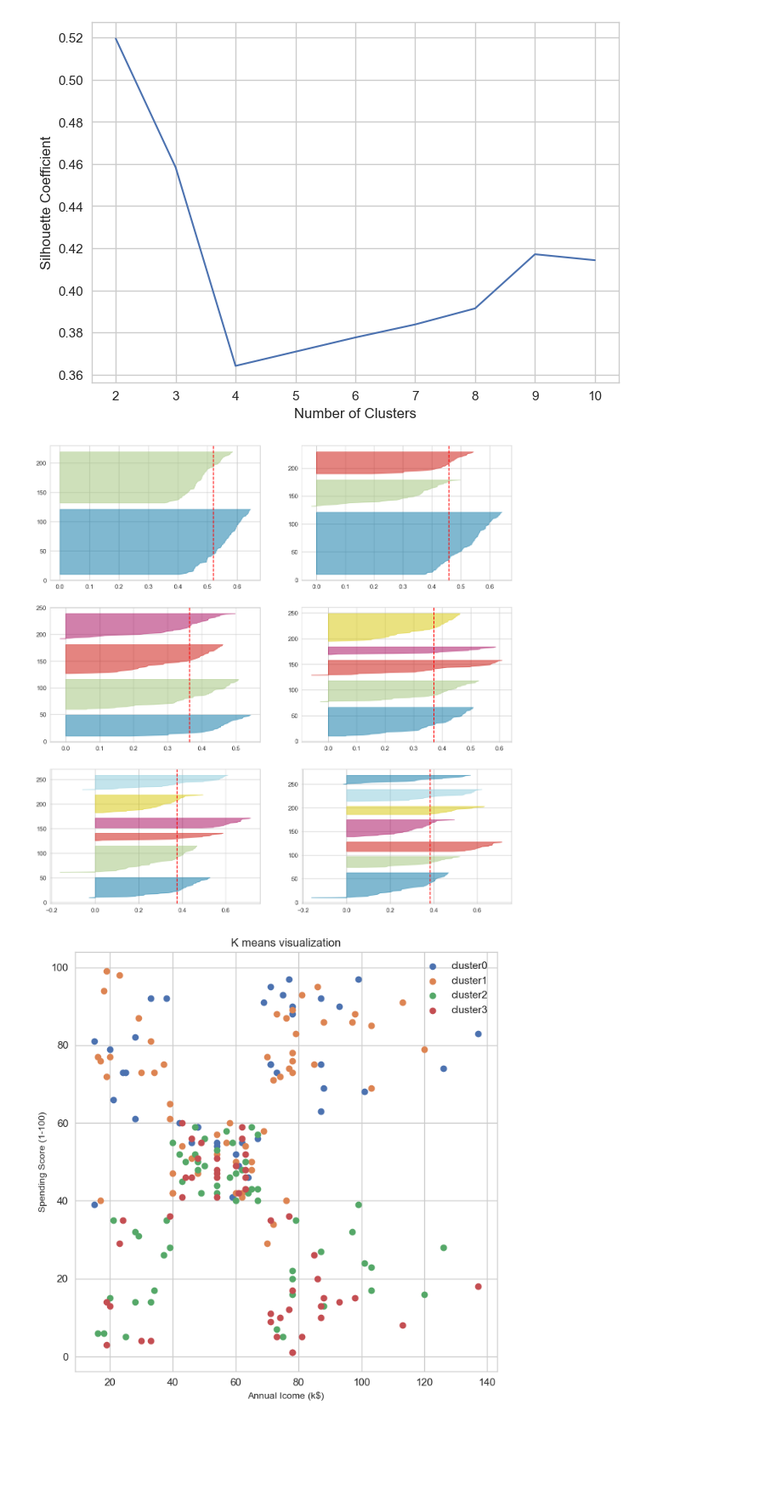
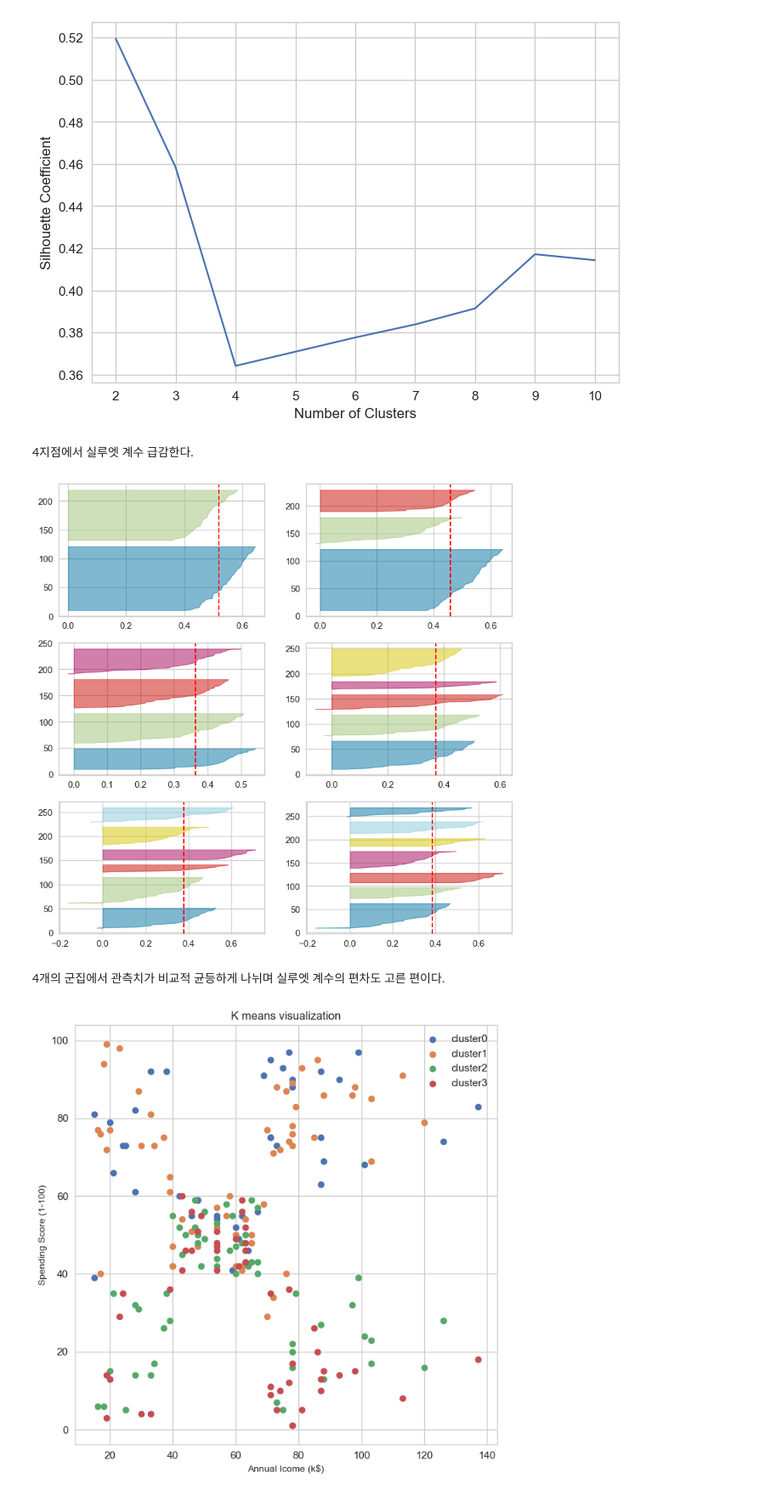
Before and after one commit to deepeyes84/Python, a Jupyter notebook: DA/13_머신러닝 분석 방법론_08_K-means Clustering (군집 모델).ipynb, the cells around one changed output. Shown: that part at 85% size. Cells and saved outputs as stored; diff of their text form; code cells hidden in the pictures; blank space fills up the shorter version.

```diff
--- a/DA/13_머신러닝 분석 방법론_08_K-means Clustering (군집 모델).ipynb
+++ b/DA/13_머신러닝 분석 방법론_08_K-means Clustering (군집 모델).ipynb
@@ -132,27 +132,31 @@ plt.ylabel('Silhouette Coefficient')
 plt.show()
 # %% [output]
 [figure]
+# %% [markdown]
+4지점에서 실루엣 계수 급감한다.
 # %%
 # 실루엣 계수 시각화 2
 
-fig, ax = plt.subplots(3, 2, figsize=(15, 15))
+fig, ax = plt.subplots(3, 2, figsize=(10, 10))
 for i in [2, 3, 4, 5, 6, 7]:
 
     # k-means 클러스터링 모델 생성
     kmeans_model_3 = KMeans(n_clusters=i,
                             init='k-means++',
                             n_init=10,
                             max_iter=300,
                             random_state=37)
     q, mod = divmod(i, 2)
 
     # 실루엣 계수 시각화
     visualizer = SilhouetteVisualizer(kmeans_model_3,
                                       colors='yellowbrick',
                                       ax=ax[q-1][mod])
     visualizer.fit(df_minmax)
 # %% [output]
-[figure, old version]
+[figure, new version]
+# %% [markdown]
+4개의 군집에서 관측치가 비교적 균등하게 나뉘며 실루엣 계수의 편차도 고른 편이다.
 # %%
 # k-means 클러스터 시각화
 
```
Also changed, not shown: parts of 2 cells of this notebook.
